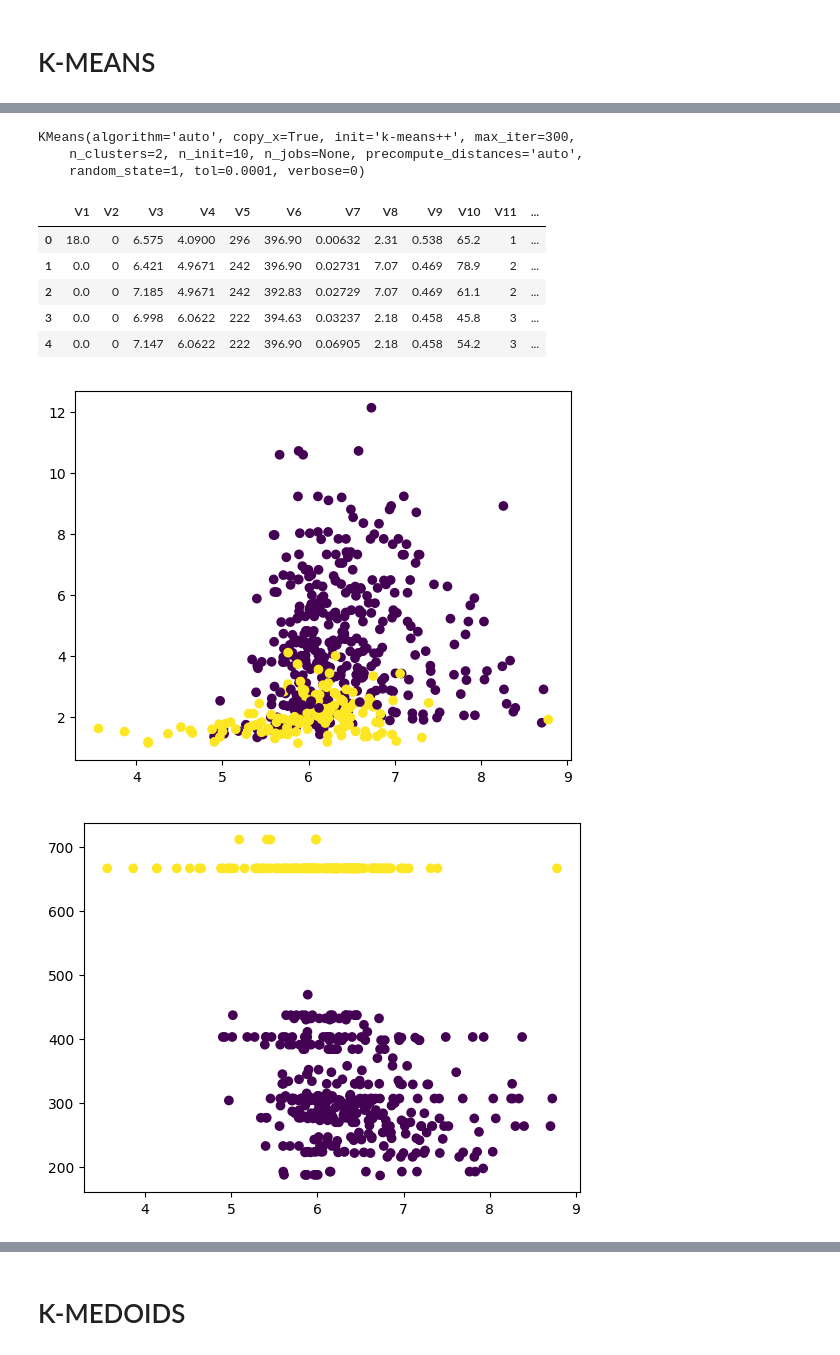
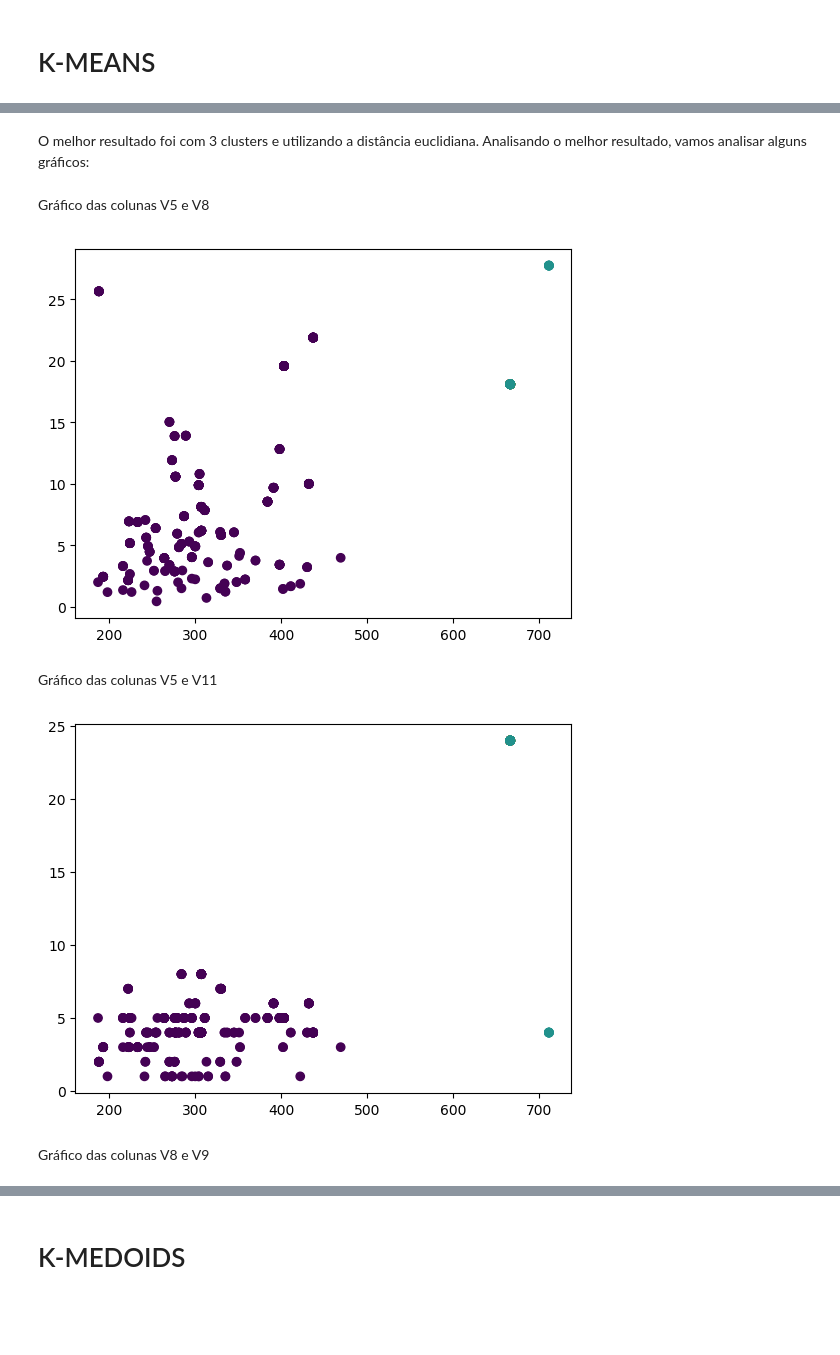
Before and after one commit to GiuDuncan/dataScienceP2, a Jupyter notebook: T2-2.ipynb, the cells around one changed output, grey strips where cells are left out. Drawn from its saved outputs; the diff is of its cells as text; code cells hidden in the pictures; blank space fills up the shorter version.

Commit message:
k-means modelo pronto

```diff
--- a/T2-2.ipynb
+++ b/T2-2.ipynb
@@ -99,5 +105,30 @@ warnings.filterwarnings('ignore')
 sns.reset_orig()
 # %% [markdown]
 # K-MEANS
-# %%
-num_clusters = 2
+# %%
+from sklearn.cluster import KMeans
+
+#Vamos rodar o KMeans em um for para simular de 2 a 8 clusters:
+
+best_silhouette = 0
+best_distance = ""
+best_num_clusters = 0
+
+for num_clusters in range(2,8):
+    model = KMeans(n_clusters=num_clusters, random_state=1)
+    model.fit(X)
+    y_pred = model.predict(X)
+
+    #Testando cada modelo com 3 diferentes algoritmos de distância:
+
+    print('Número de cluster: ' + str(num_clusters))
+
+    for distance in ['euclidean', 'manhattan', 'yule']:
+        silhouette_avg = silhouette_score(X, y_pred, metric=distance)
+
+        print("\tDistância: " + distance + " -> Silhouette: " + str(silhouette_avg))
+
+        if silhouette_avg > best_silhouette:
+            best_silhouette = silhouette_avg
+            best_num_clusters = num_clusters
+            best_distance = distance
@@ -104,8 +161,6 @@ num_clusters = 2
+# %% [markdown]
+O melhor resultado foi com 3 clusters e utilizando a distância euclidiana. Analisando o melhor resultado, vamos analisar alguns gráficos:
 # %%
-from sklearn.cluster import KMeans
-model = KMeans(n_clusters=num_clusters, random_state=1)
+model = KMeans(n_clusters=best_num_clusters, random_state=1)
 model.fit(X)
+y_pred = model.predict(X)
-# %% [output]
-KMeans(algorithm='auto', copy_x=True, init='k-means++', max_iter=300,
-    n_clusters=2, n_init=10, n_jobs=None, precompute_distances='auto',
-    random_state=1, tol=0.0001, verbose=0)
@@ -114,23 +167,20 @@ y_pred = model.predict(X)
-# %%
-X.head()
-# %% [output]
-|  | V1 | V2 | V3 | V4 | V5 | V6 | V7 | V8 | V9 | V10 | V11 | ... |
-| 0 | 18.0 | 0 | 6.575 | 4.0900 | 296 | 396.90 | 0.00632 | 2.31 | 0.538 | 65.2 | 1 | ... |
-| 1 | 0.0 | 0 | 6.421 | 4.9671 | 242 | 396.90 | 0.02731 | 7.07 | 0.469 | 78.9 | 2 | ... |
-| 2 | 0.0 | 0 | 7.185 | 4.9671 | 242 | 392.83 | 0.02729 | 7.07 | 0.469 | 61.1 | 2 | ... |
-| 3 | 0.0 | 0 | 6.998 | 6.0622 | 222 | 394.63 | 0.03237 | 2.18 | 0.458 | 45.8 | 3 | ... |
-| 4 | 0.0 | 0 | 7.147 | 6.0622 | 222 | 396.90 | 0.06905 | 2.18 | 0.458 | 54.2 | 3 | ... |
+# %% [markdown]
+Gráfico das colunas V5 e V8
 # %%
 import matplotlib.pyplot as plt
-plt.scatter(X.V3, X.V4, c=y_pred)
+plt.scatter(X.V5, X.V8, c=y_pred)
 
 plt.show()
 # %% [output]
-[figure, old version]
+[figure, new version]
+# %% [markdown]
+Gráfico das colunas V5 e V11
 # %%
-plt.scatter(X.V3, X.V5, c=y_pred)
+plt.scatter(X.V5, X.V11, c=y_pred)
 
 plt.show()
 # %% [output]
-[figure, old version]
+[figure, new version]
+# %% [markdown]
+Gráfico das colunas V8 e V9
 # %%
```
Also changed, not shown: parts of 8 cells of this notebook.
